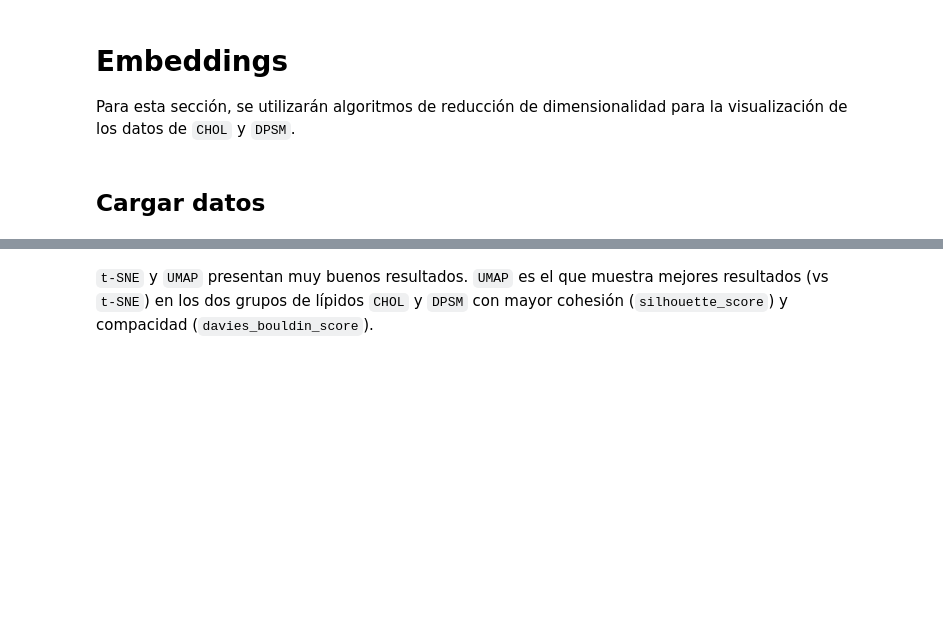
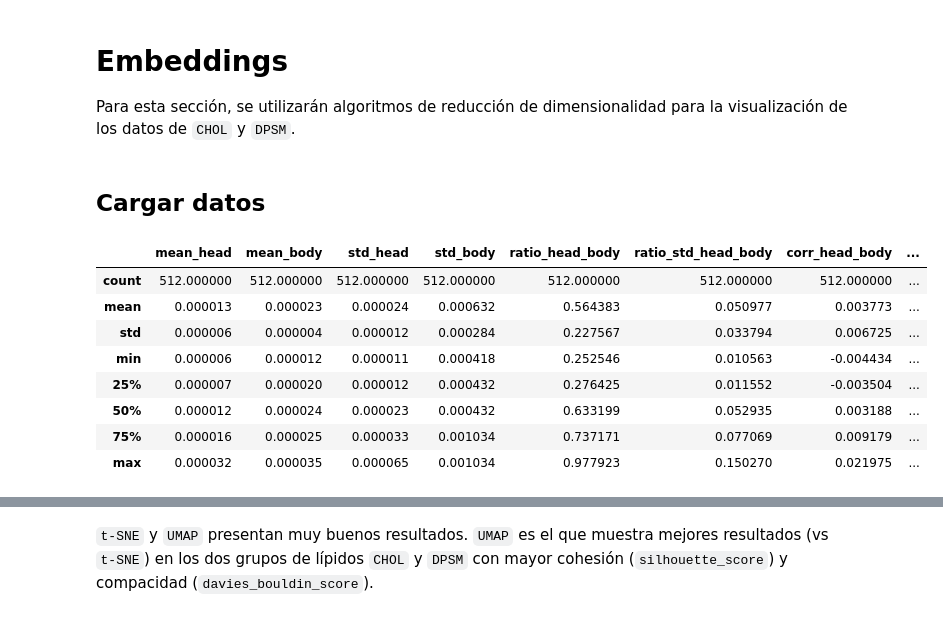
Before and after one commit to dylanhrojas/mouse-nmr, a Jupyter notebook: notebooks/04_embeddings.ipynb, the cells around one changed output, grey strips where cells are left out. Saved outputs shown, nothing was run; the diff lists cells and outputs as text; code cells hidden in the pictures; blank space fills up the shorter version.

```diff
--- a/notebooks/04_embeddings.ipynb
+++ b/notebooks/04_embeddings.ipynb
@@ -17,3 +18,15 @@ warnings.filterwarnings("ignore")
 # %%
 df_chol = pd.read_csv("../data/chol.csv")
 df_dpsm = pd.read_csv("../data/dpsm.csv")
+# %%
+df_chol.describe()
+# %% [output]
+|  | mean_head | mean_body | std_head | std_body | ratio_head_body | ratio_std_head_body | corr_head_body | ... |
+| count | 512.000000 | 512.000000 | 512.000000 | 512.000000 | 512.000000 | 512.000000 | 512.000000 | ... |
+| mean | 0.000013 | 0.000023 | 0.000024 | 0.000632 | 0.564383 | 0.050977 | 0.003773 | ... |
+| std | 0.000006 | 0.000004 | 0.000012 | 0.000284 | 0.227567 | 0.033794 | 0.006725 | ... |
+| min | 0.000006 | 0.000012 | 0.000011 | 0.000418 | 0.252546 | 0.010563 | -0.004434 | ... |
+| 25% | 0.000007 | 0.000020 | 0.000012 | 0.000432 | 0.276425 | 0.011552 | -0.003504 | ... |
+| 50% | 0.000012 | 0.000024 | 0.000023 | 0.000432 | 0.633199 | 0.052935 | 0.003188 | ... |
+| 75% | 0.000016 | 0.000025 | 0.000033 | 0.001034 | 0.737171 | 0.077069 | 0.009179 | ... |
+| max | 0.000032 | 0.000035 | 0.000065 | 0.001034 | 0.977923 | 0.150270 | 0.021975 | ... |
```
Also changed, not shown: parts of 9 cells of this notebook.
